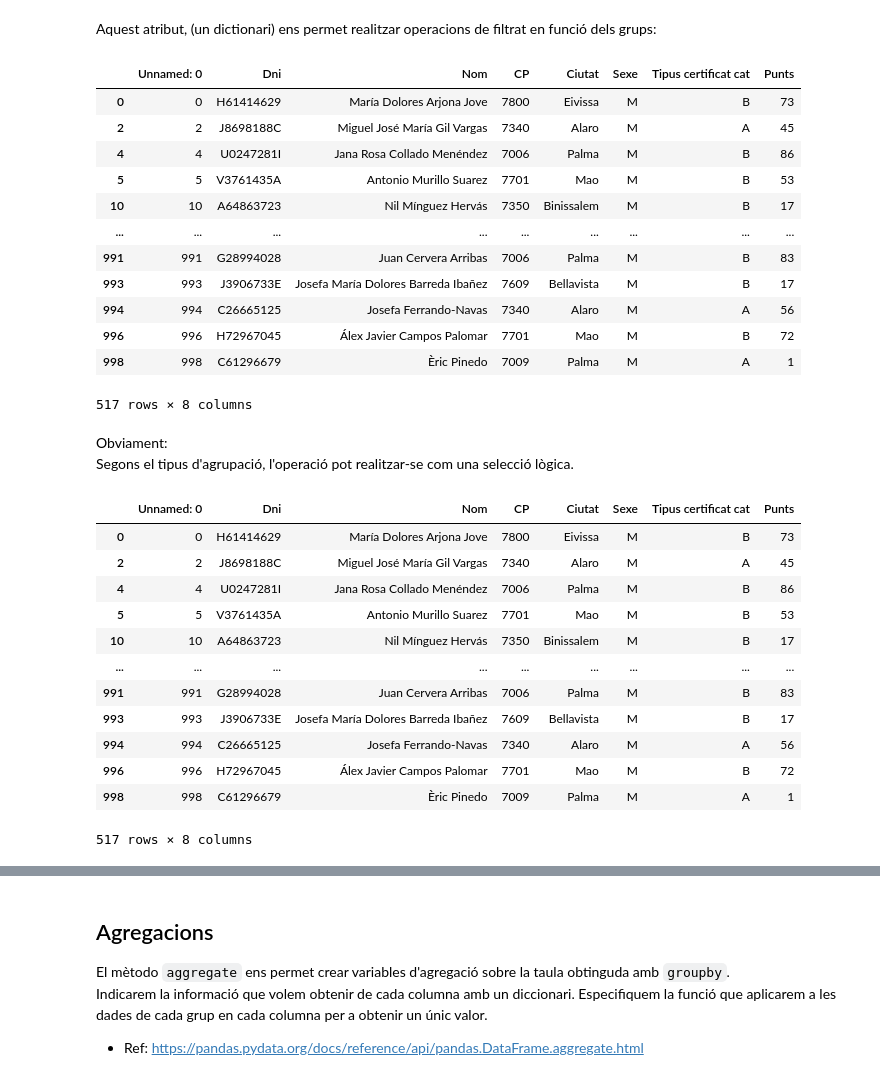
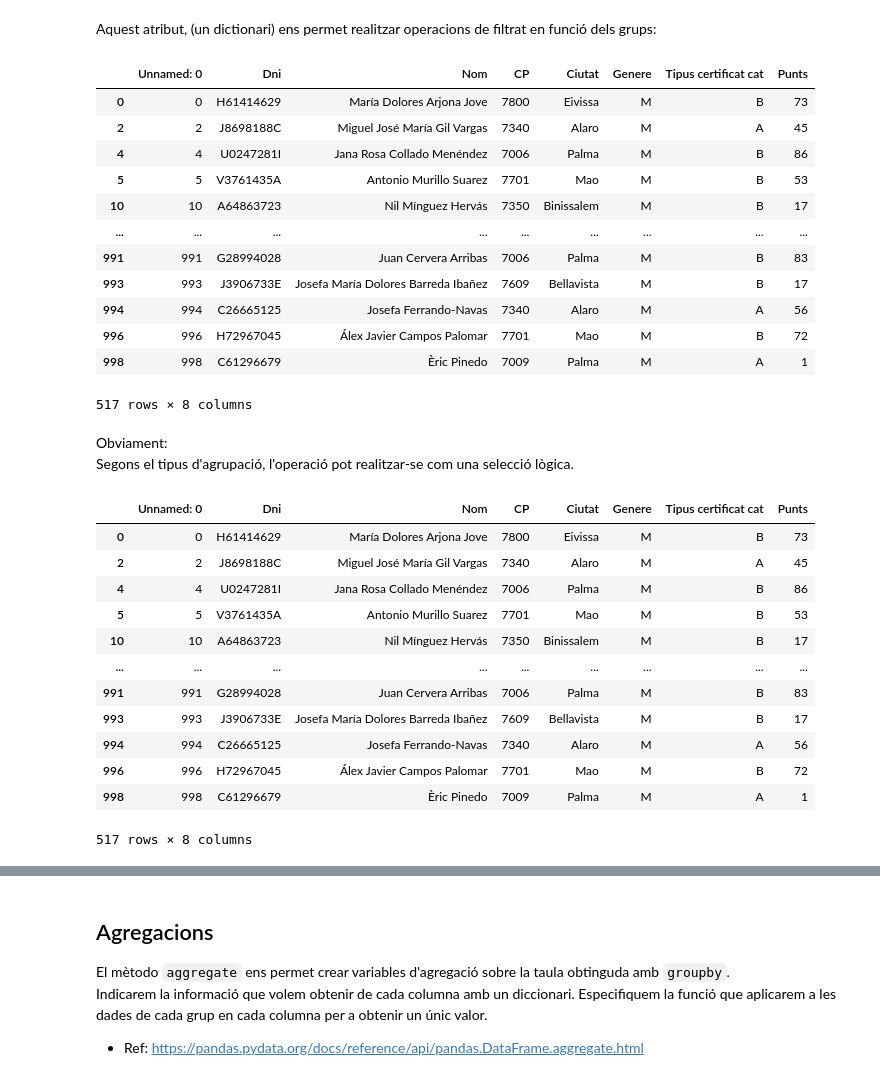
Before and after one commit to wisaaco/TallerPythonEBAP, a Jupyter notebook: lessons/5_Pandas_Groups.ipynb, the cells around one changed output, grey strips where cells are left out. Cells and saved outputs as stored; diff of their text form; code cells hidden in the pictures.

```diff
--- a/lessons/5_Pandas_Groups.ipynb
+++ b/lessons/5_Pandas_Groups.ipynb
@@ -58,6 +58,6 @@ En el següent exemple agrupem les dades segons el sexe de la persona mitjançan
 # %%
-bySex = df.groupby('Sexe')
-type(bySex)
+grupGenere = df.groupby('Genere')
+type(grupGenere)
 # %% [output]
 pandas.core.groupby.generic.DataFrameGroupBy
 # %%
@@ -90,10 +90,10 @@ bySex.groups # Quin tipus de variable és? Quina informació conté?
 # %% [markdown]
 Aquest atribut, (un dictionari) ens permet realitzar operacions de filtrat en funció dels grups:
 # %%
-dfM = df.loc[bySex.groups['M'].values] #Recorda que "loc" accedeix per index de fila
+dfM = df.loc[grupGenere.groups['M'].values] #Recorda que "loc" accedeix per index de fila
 dfM
 # %% [output]
-|  | Unnamed: 0 | Dni | Nom | CP | Ciutat | Sexe | Tipus certificat cat | Punts |
+|  | Unnamed: 0 | Dni | Nom | CP | Ciutat | Genere | Tipus certificat cat | Punts |
 | 0 | 0 | H61414629 | María Dolores Arjona Jove | 7800 | Eivissa | M | B | 73 |
 | 2 | 2 | J8698188C | Miguel José María Gil Vargas | 7340 | Alaro | M | A | 45 |
 | 4 | 4 | U0247281I | Jana Rosa Collado Menéndez | 7006 | Palma | M | B | 86 |
@@ -110,9 +110,9 @@ dfM
 Obviament: <br/>
 Segons el tipus d'agrupació, l'operació pot realitzar-se com una selecció lògica.
 # %%
-df[df.Sexe=="M"]
+df[df.Genere=="M"]
 # %% [output]
-|  | Unnamed: 0 | Dni | Nom | CP | Ciutat | Sexe | Tipus certificat cat | Punts |
+|  | Unnamed: 0 | Dni | Nom | CP | Ciutat | Genere | Tipus certificat cat | Punts |
 | 0 | 0 | H61414629 | María Dolores Arjona Jove | 7800 | Eivissa | M | B | 73 |
 | 2 | 2 | J8698188C | Miguel José María Gil Vargas | 7340 | Alaro | M | A | 45 |
 | 4 | 4 | U0247281I | Jana Rosa Collado Menéndez | 7006 | Palma | M | B | 86 |
```
Also changed, not shown: parts of 13 cells of this notebook, 1 other file.
